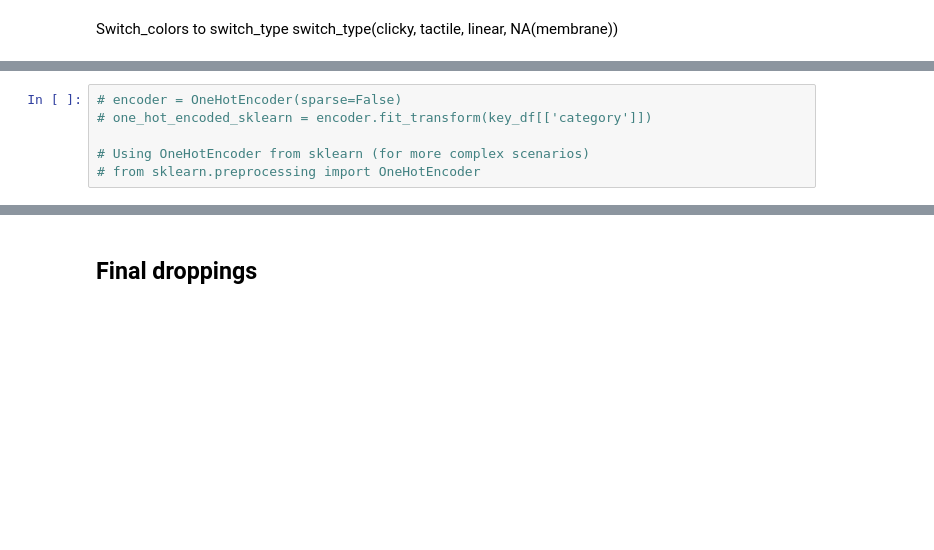
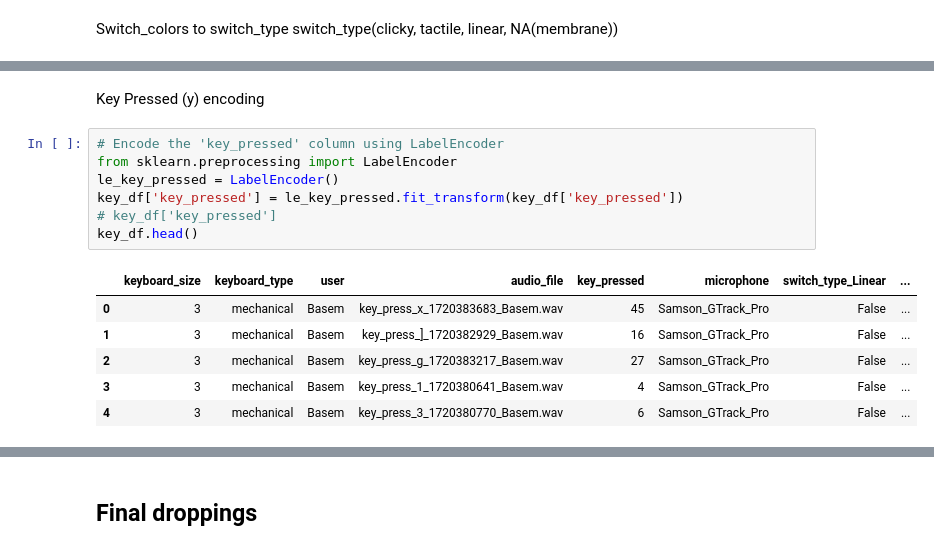
Before and after one commit to bsaleh524/keyboard_recorder, a Jupyter notebook: preprocessing/exploration.ipynb, the cells around one changed output, grey strips where cells are left out. Cells and saved outputs as stored; diff of their text form; blank space fills up the shorter version.

```diff
--- a/preprocessing/exploration.ipynb
+++ b/preprocessing/exploration.ipynb
@@ -195,7 +211,17 @@ key_df.head()
-# %%
-# encoder = OneHotEncoder(sparse=False)
-# one_hot_encoded_sklearn = encoder.fit_transform(key_df[['category']])
-
-# Using OneHotEncoder from sklearn (for more complex scenarios)
-# from sklearn.preprocessing import OneHotEncoder
+# %% [markdown]
+Key Pressed (y) encoding
+# %%
+# Encode the 'key_pressed' column using LabelEncoder
+from sklearn.preprocessing import LabelEncoder
+le_key_pressed = LabelEncoder()
+key_df['key_pressed'] = le_key_pressed.fit_transform(key_df['key_pressed'])
+# key_df['key_pressed']
+key_df.head()
+# %% [output]
+|  | keyboard_size | keyboard_type | user | audio_file | key_pressed | microphone | switch_type_Linear | ... |
+| 0 | 3 | mechanical | Basem | key_press_x_1720383683_Basem.wav | 45 | Samson_GTrack_Pro | False | ... |
+| 1 | 3 | mechanical | Basem | key_press_]_1720382929_Basem.wav | 16 | Samson_GTrack_Pro | False | ... |
+| 2 | 3 | mechanical | Basem | key_press_g_1720383217_Basem.wav | 27 | Samson_GTrack_Pro | False | ... |
+| 3 | 3 | mechanical | Basem | key_press_1_1720380641_Basem.wav | 4 | Samson_GTrack_Pro | False | ... |
+| 4 | 3 | mechanical | Basem | key_press_3_1720380770_Basem.wav | 6 | Samson_GTrack_Pro | False | ... |
 # %% [markdown]
```
Also changed, not shown: parts of 5 cells of this notebook.
